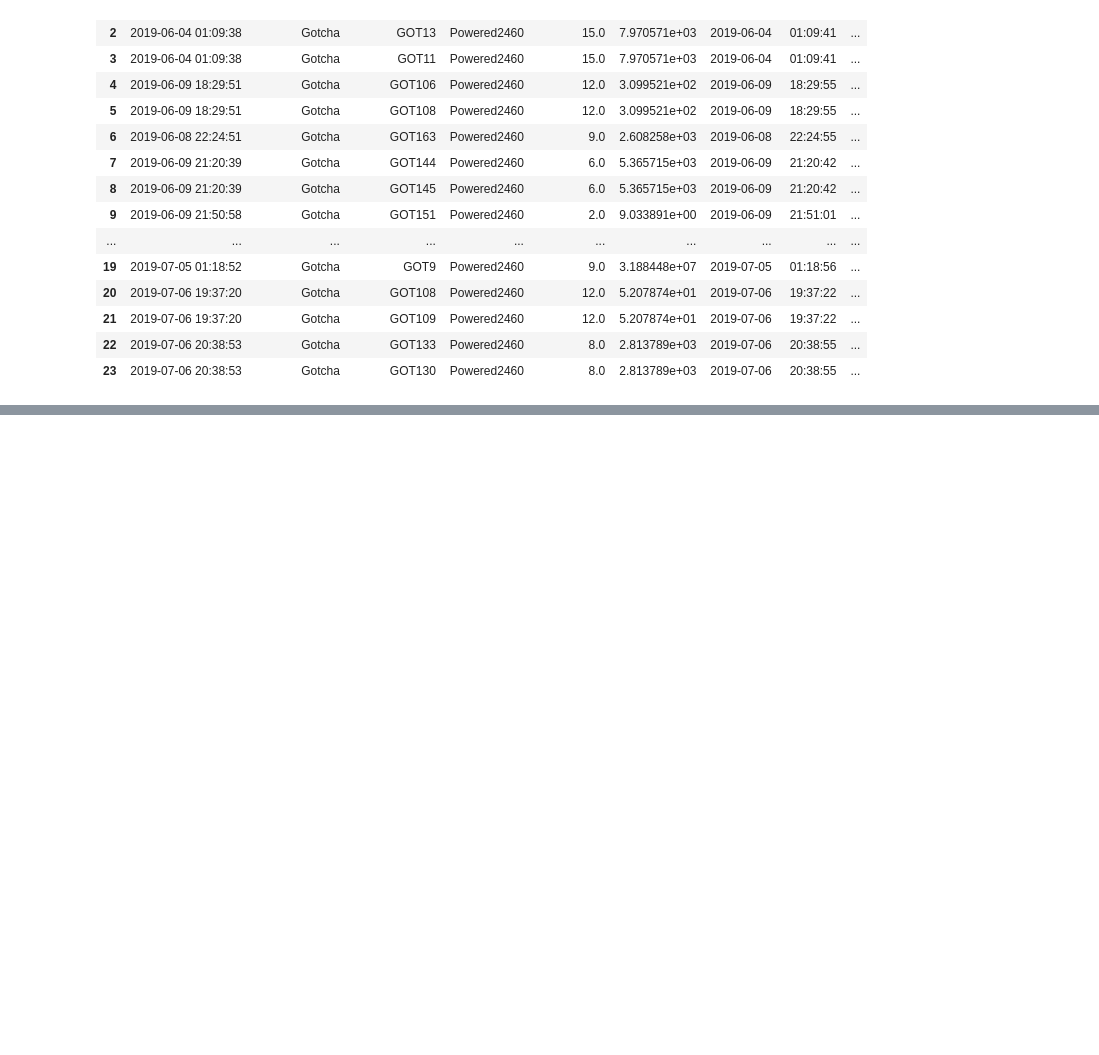
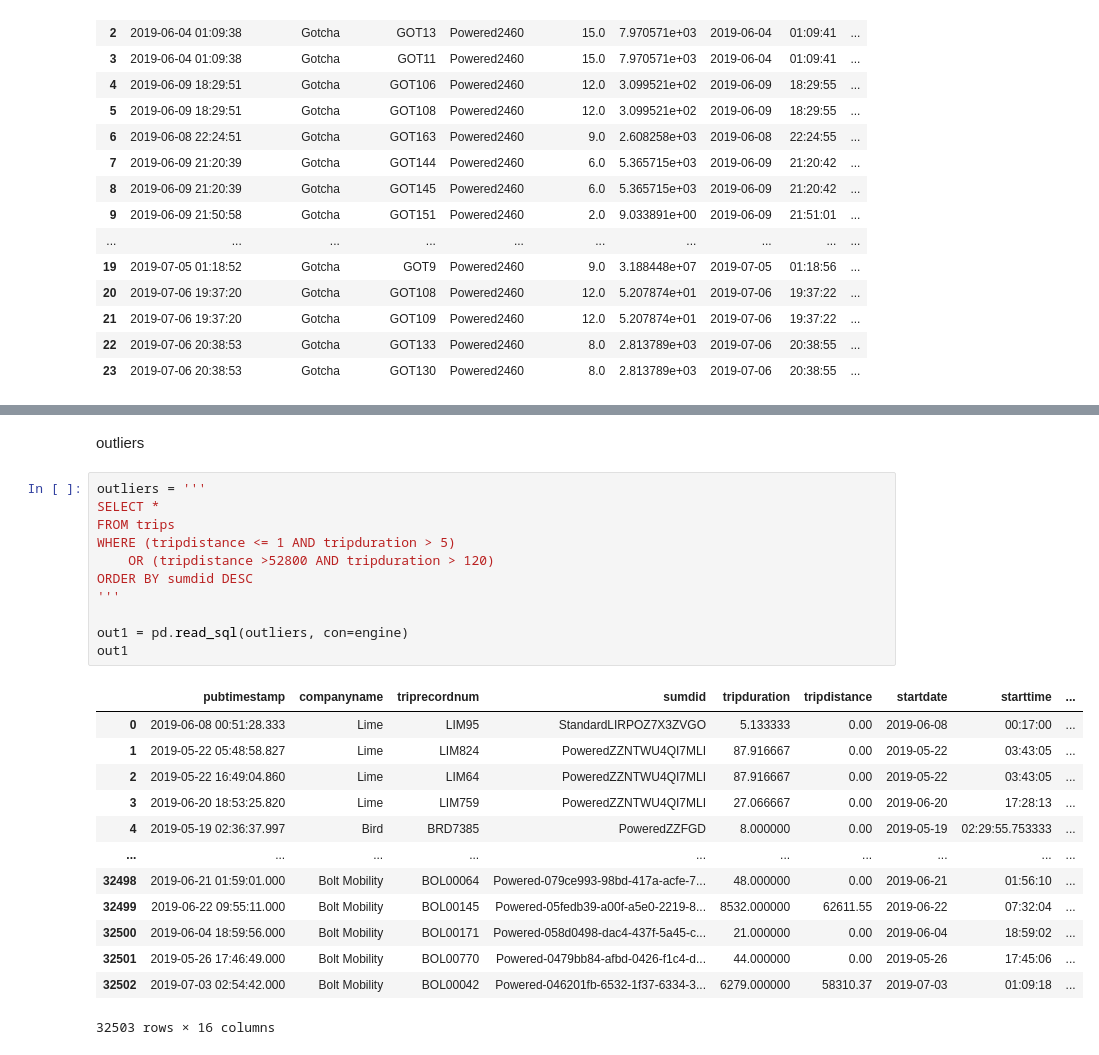
Before and after one commit to NSS-Data-Analytics-Cohort-8/scooter-partner1-badger-badger-python, a Jupyter notebook: notebooks/scoot_scoot.ipynb, the cells around one changed output, grey strips where cells are left out. Saved outputs shown, nothing was run; the diff lists cells and outputs as text; blank space fills up the shorter version.

```diff
--- a/notebooks/scoot_scoot.ipynb
+++ b/notebooks/scoot_scoot.ipynb
@@ -465,0 +517,27 @@ p2460a
+# %% [markdown]
+outliers
+# %%
+outliers = '''
+SELECT *
+FROM trips
+WHERE (tripdistance <= 1 AND tripduration > 5)
+    OR (tripdistance >52800 AND tripduration > 120)
+ORDER BY sumdid DESC
+'''
+
+out1 = pd.read_sql(outliers, con=engine)
+out1
+# %% [output]
+|  | pubtimestamp | companyname | triprecordnum | sumdid | tripduration | tripdistance | startdate | starttime | ... |
+| 0 | 2019-06-08 00:51:28.333 | Lime | LIM95 | StandardLIRPOZ7X3ZVGO | 5.133333 | 0.00 | 2019-06-08 | 00:17:00 | ... |
+| 1 | 2019-05-22 05:48:58.827 | Lime | LIM824 | PoweredZZNTWU4QI7MLI | 87.916667 | 0.00 | 2019-05-22 | 03:43:05 | ... |
+| 2 | 2019-05-22 16:49:04.860 | Lime | LIM64 | PoweredZZNTWU4QI7MLI | 87.916667 | 0.00 | 2019-05-22 | 03:43:05 | ... |
+| 3 | 2019-06-20 18:53:25.820 | Lime | LIM759 | PoweredZZNTWU4QI7MLI | 27.066667 | 0.00 | 2019-06-20 | 17:28:13 | ... |
+| 4 | 2019-05-19 02:36:37.997 | Bird | BRD7385 | PoweredZZFGD | 8.000000 | 0.00 | 2019-05-19 | 02:29:55.753333 | ... |
+| ... | ... | ... | ... | ... | ... | ... | ... | ... | ... |
+| 32498 | 2019-06-21 01:59:01.000 | Bolt Mobility | BOL00064 | Powered-079ce993-98bd-417a-acfe-7... | 48.000000 | 0.00 | 2019-06-21 | 01:56:10 | ... |
+| 32499 | 2019-06-22 09:55:11.000 | Bolt Mobility | BOL00145 | Powered-05fedb39-a00f-a5e0-2219-8... | 8532.000000 | 62611.55 | 2019-06-22 | 07:32:04 | ... |
+| 32500 | 2019-06-04 18:59:56.000 | Bolt Mobility | BOL00171 | Powered-058d0498-dac4-437f-5a45-c... | 21.000000 | 0.00 | 2019-06-04 | 18:59:02 | ... |
+| 32501 | 2019-05-26 17:46:49.000 | Bolt Mobility | BOL00770 | Powered-0479bb84-afbd-0426-f1c4-d... | 44.000000 | 0.00 | 2019-05-26 | 17:45:06 | ... |
+| 32502 | 2019-07-03 02:54:42.000 | Bolt Mobility | BOL00042 | Powered-046201fb-6532-1f37-6334-3... | 6279.000000 | 58310.37 | 2019-07-03 | 01:09:18 | ... |
+32503 rows × 16 columns
```
Also changed, not shown: parts of 13 cells of this notebook.
